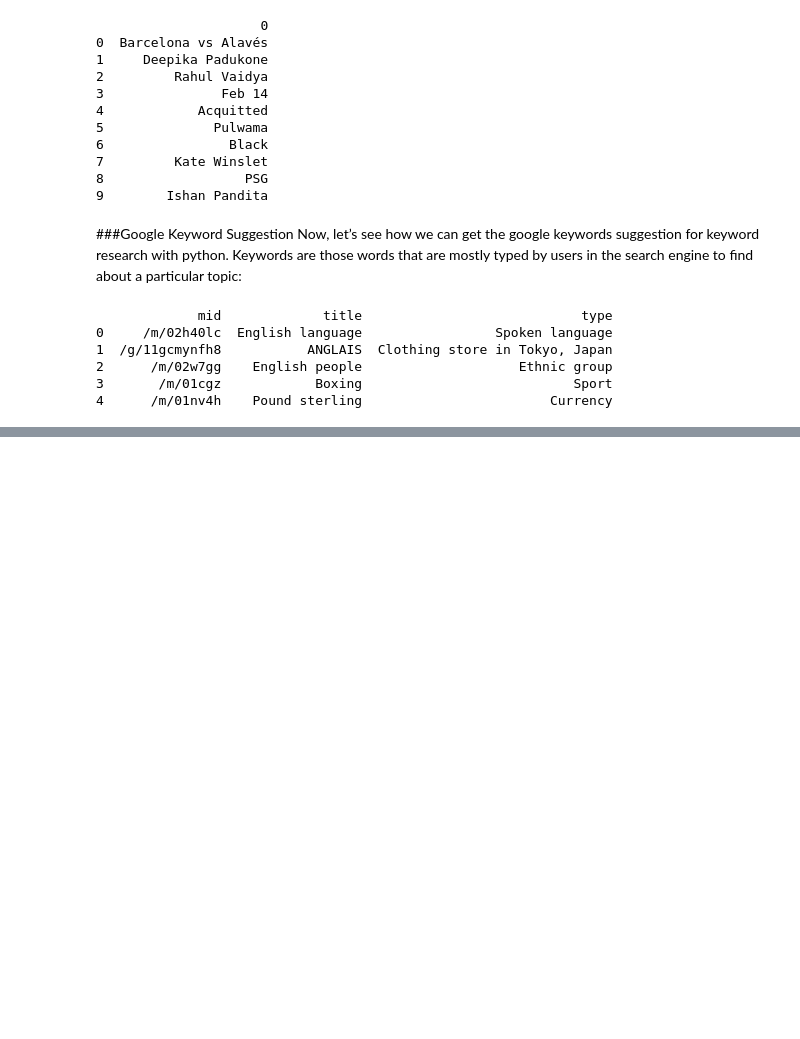
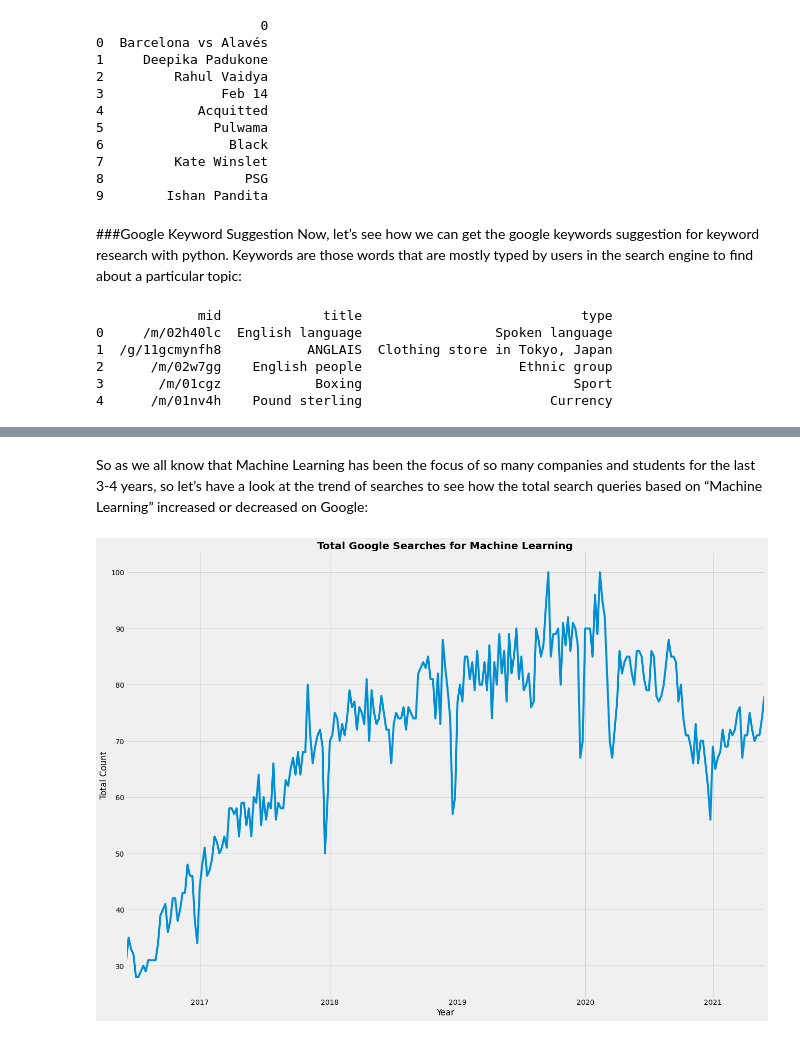
Before and after one commit to adrien50/keywordresearch, a Jupyter notebook: Keyword_Research_with_Python.ipynb, the cells around one changed output, grey strips where cells are left out. Drawn from its saved outputs; the diff is of its cells as text; code cells hidden in the pictures; blank space fills up the shorter version.

```diff
--- a/Keyword_Research_with_Python.ipynb
+++ b/Keyword_Research_with_Python.ipynb
@@ -99,0 +140,15 @@ print(data.head(10))
+# %% [markdown]
+So as we all know that Machine Learning has been the focus of so many companies and students for the last 3-4 years, so let’s have a look at the trend of searches to see how the total search queries based on “Machine Learning” increased or decreased on Google:
+# %%
+data = TrendReq(hl='en-US', tz=360)
+data.build_payload(kw_list=['Machine Learning'])
+data = data.interest_over_time()
+fig, ax = plt.subplots(figsize=(20, 15))
+data['Machine Learning'].plot()
+plt.style.use('fivethirtyeight')
+plt.title('Total Google Searches for Machine Learning', fontweight='bold')
+plt.xlabel('Year')
+plt.ylabel('Total Count')
+plt.show()
+# %% [output]
+[figure, added]
```
Also changed, not shown: parts of 7 cells of this notebook.
